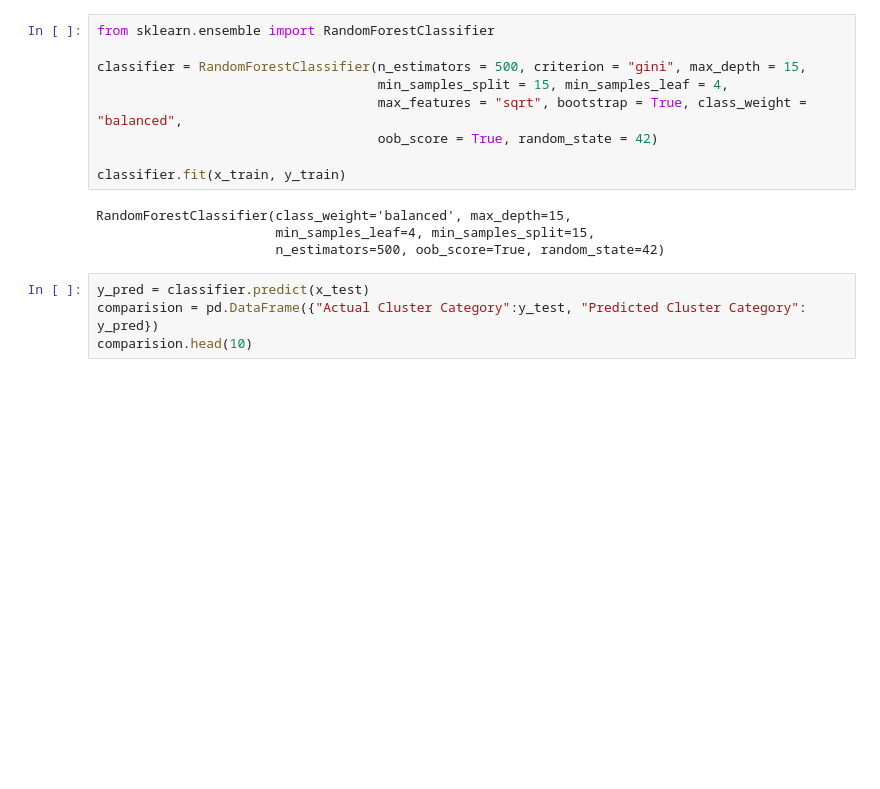
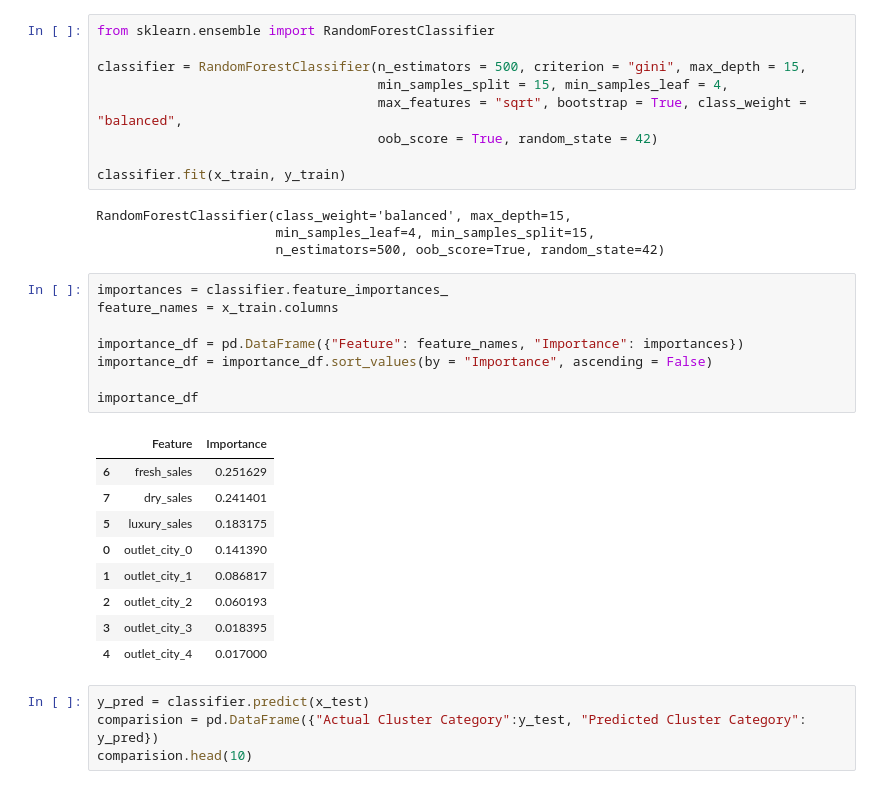
Before and after one commit to Krishnadayal/Data-Science-Project-Lifecycle, a Jupyter notebook: Random_Forest.ipynb, the cells around one changed output. Cells and saved outputs as stored; diff of their text form; blank space fills up the shorter version.

```diff
--- a/Random_Forest.ipynb
+++ b/Random_Forest.ipynb
@@ -192,6 +192,24 @@ classifier.fit(x_train, y_train)
 RandomForestClassifier(class_weight='balanced', max_depth=15,
                        min_samples_leaf=4, min_samples_split=15,
                        n_estimators=500, oob_score=True, random_state=42)
+# %%
+importances = classifier.feature_importances_
+feature_names = x_train.columns
+
+importance_df = pd.DataFrame({"Feature": feature_names, "Importance": importances})
+importance_df = importance_df.sort_values(by = "Importance", ascending = False)
+
+importance_df
+# %% [output]
+|  | Feature | Importance |
+| 6 | fresh_sales | 0.251629 |
+| 7 | dry_sales | 0.241401 |
+| 5 | luxury_sales | 0.183175 |
+| 0 | outlet_city_0 | 0.141390 |
+| 1 | outlet_city_1 | 0.086817 |
+| 2 | outlet_city_2 | 0.060193 |
+| 3 | outlet_city_3 | 0.018395 |
+| 4 | outlet_city_4 | 0.017000 |
 # %%
 y_pred = classifier.predict(x_test)
 comparision = pd.DataFrame({"Actual Cluster Category":y_test, "Predicted Cluster Category": y_pred})
```
